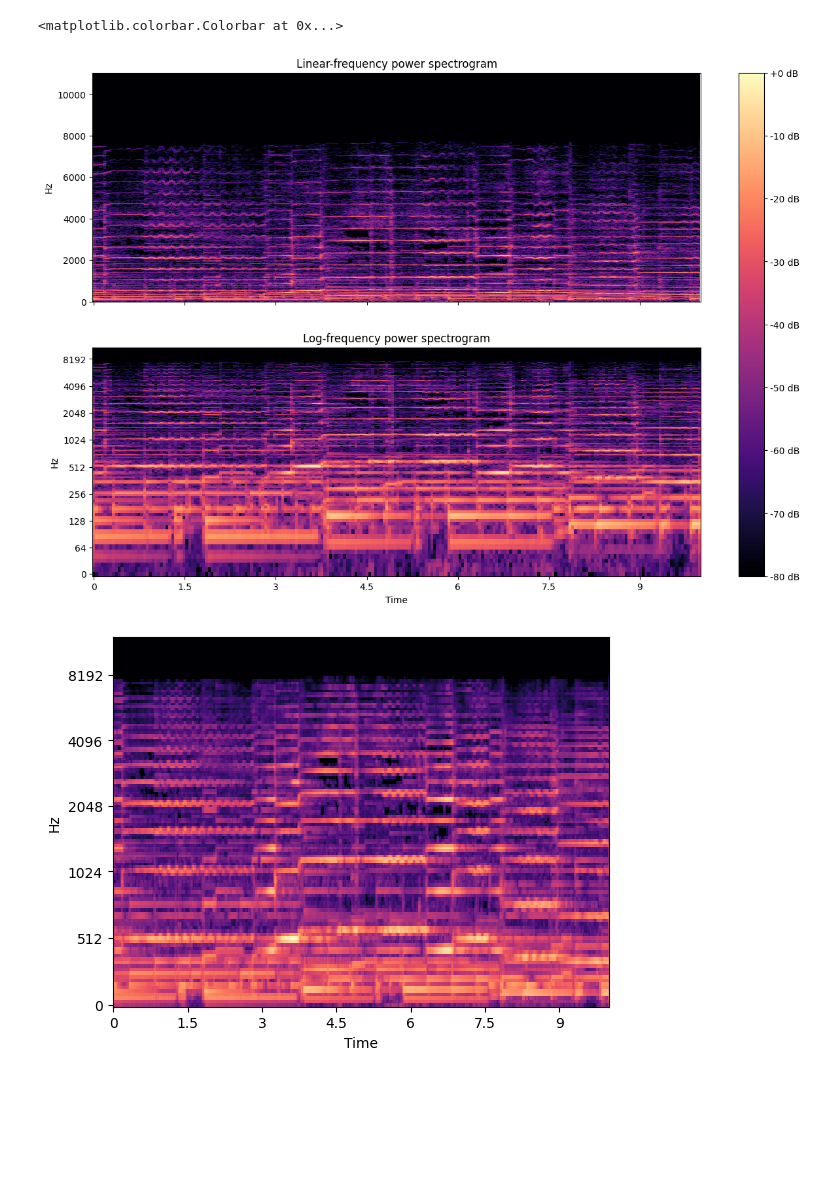
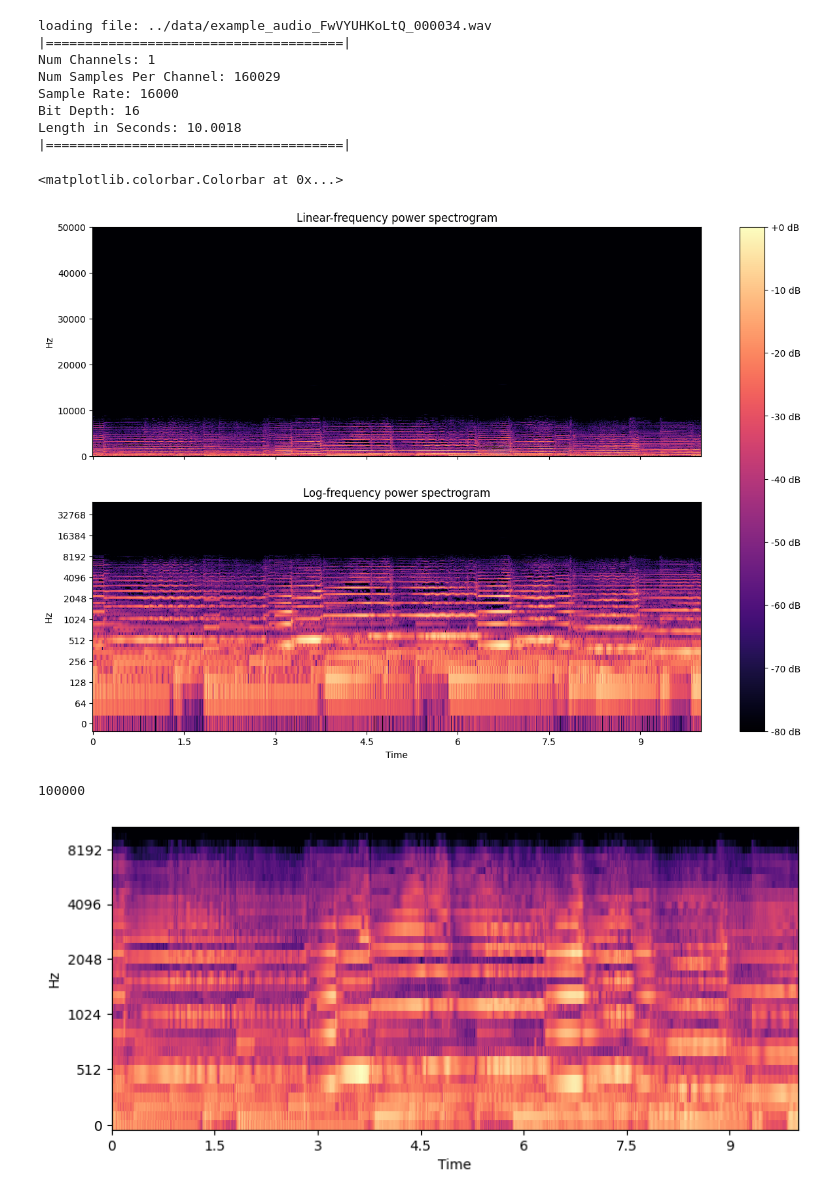
Before and after one commit to jacobdenobel/brucezilany, a Jupyter notebook: scripts/spectrogram.ipynb, the cells around one changed output. Drawn from its saved outputs; the diff is of its cells as text; code cells hidden in the pictures; blank space fills up the shorter version.

```diff
--- a/scripts/spectrogram.ipynb
+++ b/scripts/spectrogram.ipynb
@@ -2,8 +2,22 @@
 import numpy as np
 import matplotlib.pyplot as plt
 import librosa
+import bruce
 
-y, sr = librosa.load("../data/example_audio_FwVYUHKoLtQ_000034.wav")
+# y, sr = librosa.load("../data/example_audio_FwVYUHKoLtQ_000034.wav", sr=100000)
+
+stim = bruce.stimulus.from_file('../data/example_audio_FwVYUHKoLtQ_000034.wav', True)
+y = np.array(stim.data)
+sr = stim.sampling_rate
+# %% [output]
+loading file: ../data/example_audio_FwVYUHKoLtQ_000034.wav
+|======================================|
+Num Channels: 1
+Num Samples Per Channel: 160029
+Sample Rate: 16000
+Bit Depth: 16
+Length in Seconds: 10.0018
+|======================================|
 # %%
 fig, ax = plt.subplots(nrows=2, ncols=1, sharex=True, figsize=(15, 10))
 D = librosa.amplitude_to_db(np.abs(librosa.stft(y)), ref=np.max)
@@ -23,13 +37,16 @@ ax[1].label_outer()
 fig.colorbar(img, ax=ax, format="%+2.f dB")
 # %% [output]
 <matplotlib.colorbar.Colorbar at 0x...>
-[figure, old version]
+[figure, new version]
 # %%
-fig, ax = plt.subplots()
-fmax = 12000
-n_mels = 128
+fig, ax = plt.subplots(figsize=(9, 4))
+fmax = 10500
+n_mels = 40
 S = librosa.feature.melspectrogram(y=y, sr=sr, n_mels=n_mels, fmax=fmax)
 S_dB = librosa.power_to_db(S, ref=np.max)
 img = librosa.display.specshow(S_dB, x_axis='time', y_axis='mel', sr=sr, fmax=fmax, ax=ax)
+
+sr
 # %% [output]
+100000
-[figure, old version]
+[figure, new version]
```
Also changed, not shown: parts of 2 cells of this notebook, 8 other files.
